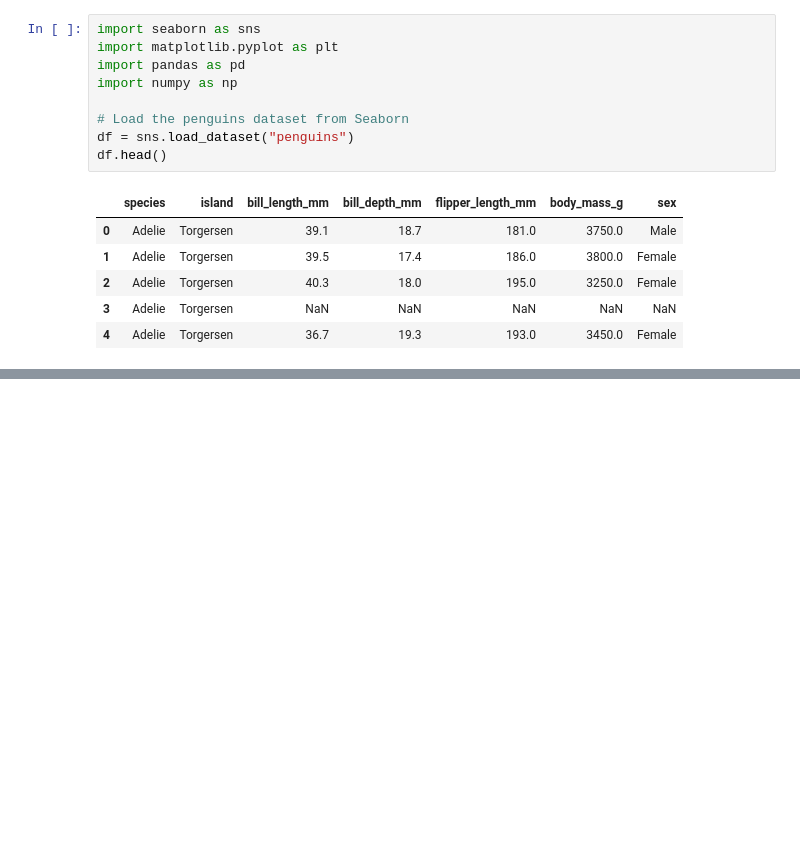
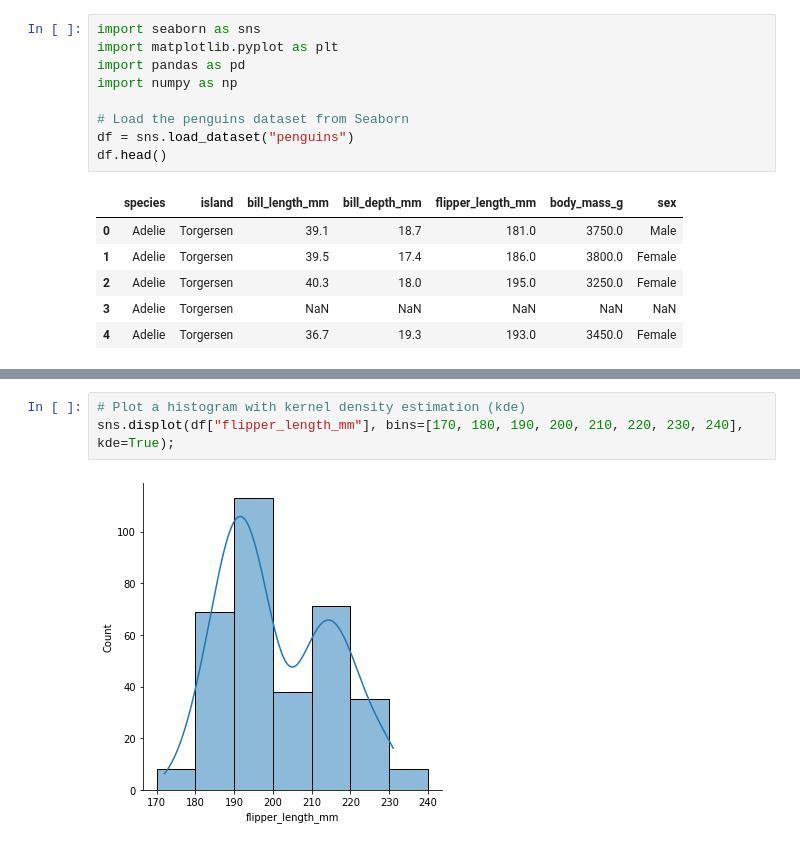
Before and after one commit to praveensinghaws/Python, a Jupyter notebook: wsCubeTech/Seaborn/4. Histogram Plot in Seaborn.ipynb, the cells around one changed output, grey strips where cells are left out. Cells and saved outputs as stored; diff of their text form; blank space fills up the shorter version.

```diff
--- a/wsCubeTech/Seaborn/4. Histogram Plot in Seaborn.ipynb
+++ b/wsCubeTech/Seaborn/4. Histogram Plot in Seaborn.ipynb
@@ -22,0 +38,5 @@ df.head()
+# %%
+# Plot a histogram with kernel density estimation (kde)
+sns.displot(df["flipper_length_mm"], bins=[170, 180, 190, 200, 210, 220, 230, 240], kde=True);
+# %% [output]
+[figure, added]
```
Also changed, not shown: parts of 5 cells of this notebook, 14 other files.
